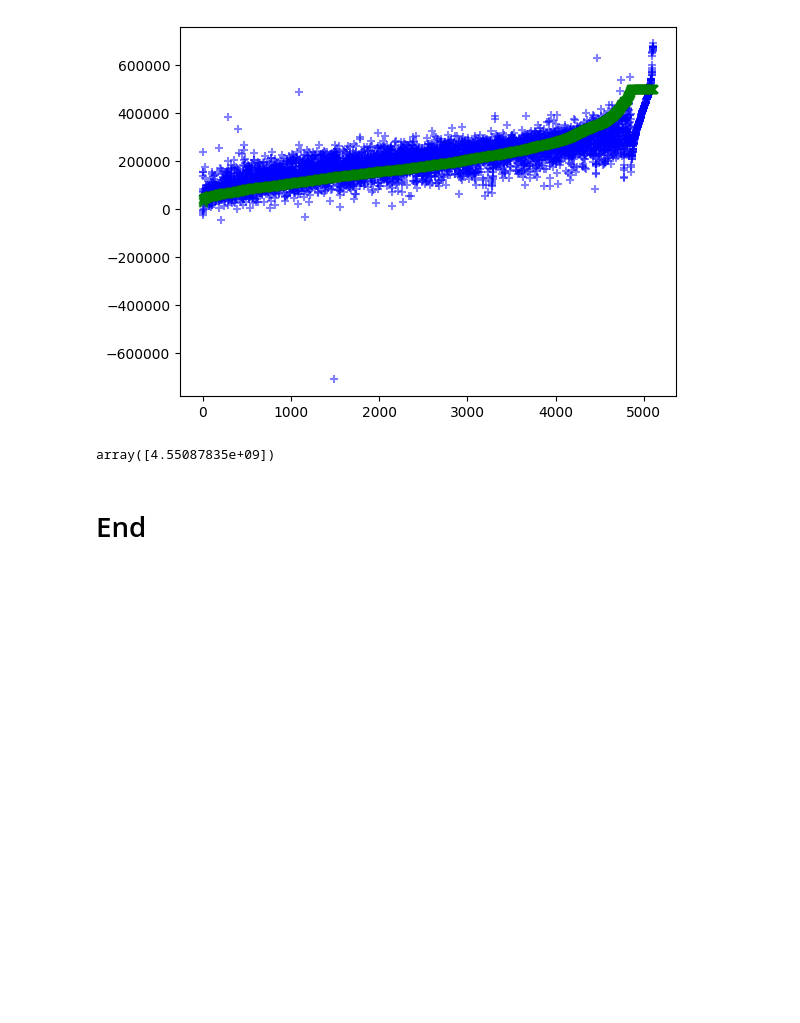
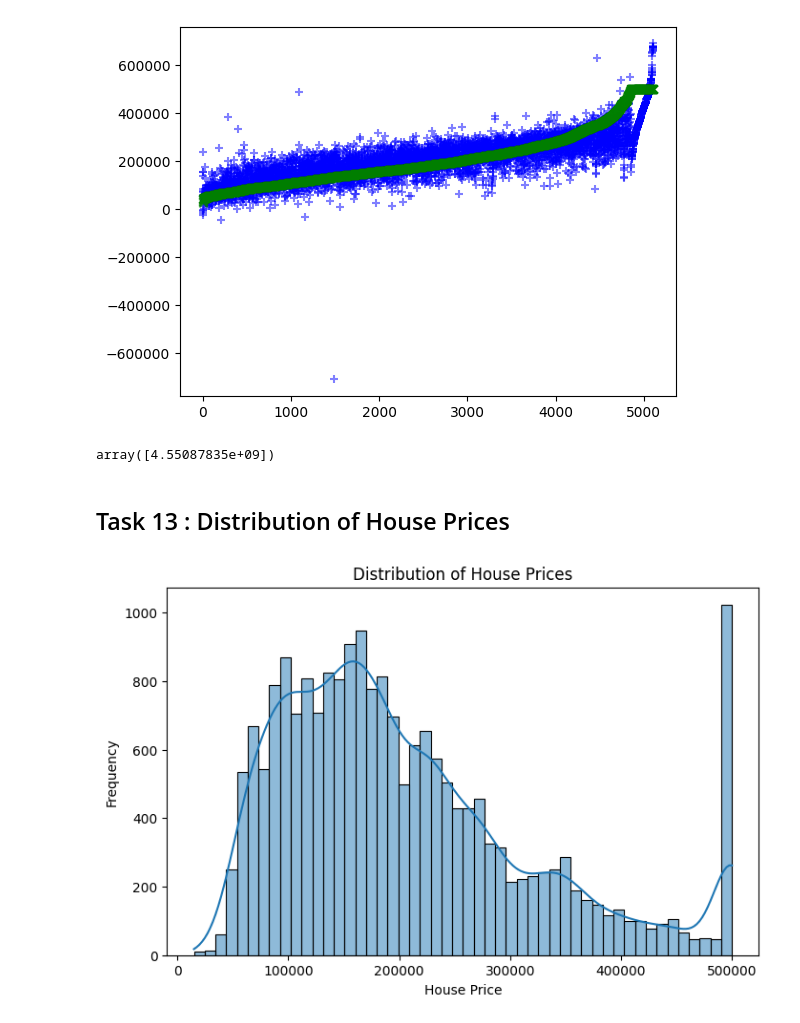
Before and after one commit to nithineleti/Housing-Price-Prediction, a Jupyter notebook: Statsmodel.ipynb, the cells around one changed output. Cells and saved outputs as stored; diff of their text form; code cells hidden in the pictures; blank space fills up the shorter version.

```diff
--- a/Statsmodel.ipynb
+++ b/Statsmodel.ipynb
@@ -192,5 +192,14 @@ plt.show()
 mean_squared_error(y_test, predictions, multioutput='raw_values')
 # %% [output]
 array([4.55087835e+09])
-# %% [markdown]
-# End
+# %% [markdown]
+## Task 13 :  Distribution of House Prices
+# %%
+plt.figure(figsize=(8,5))
+sns.histplot(data['median_house_value'], bins=50, kde=True)
+plt.title("Distribution of House Prices")
+plt.xlabel("House Price")
+plt.ylabel("Frequency")
+plt.show()
+# %% [output]
+[figure, added]
```
Also changed, not shown: parts of 18 cells of this notebook.
